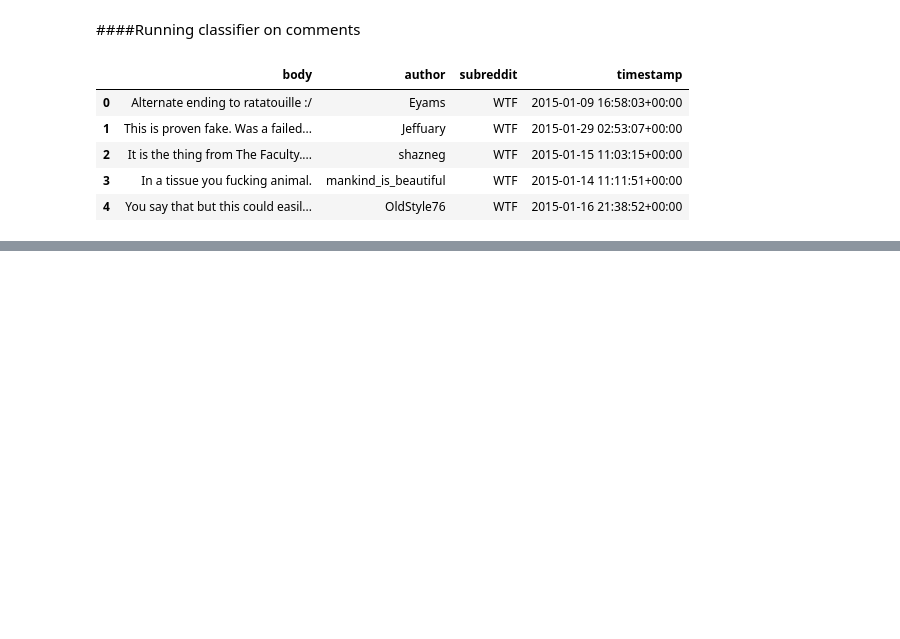
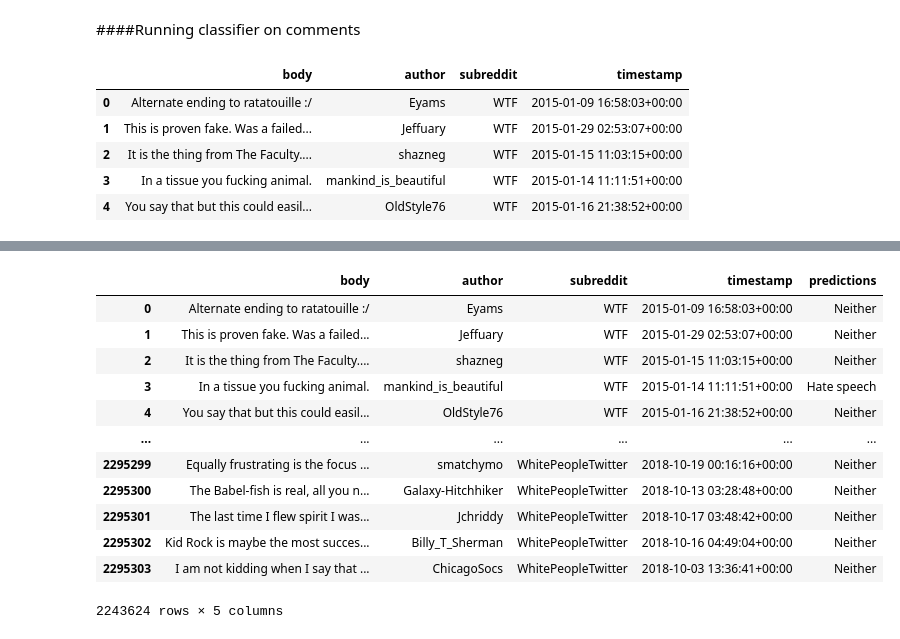
Before and after one commit to ahmedqazi123/RedditAnalysis, a Jupyter notebook: To_Act_or_React.ipynb, the cells around one changed output, grey strips where cells are left out. Drawn from its saved outputs; the diff is of its cells as text; code cells hidden in the pictures; blank space fills up the shorter version.

```diff
--- a/To_Act_or_React.ipynb
+++ b/To_Act_or_React.ipynb
@@ -757,0 +738,18 @@ Transforming inputs...
+# %%
+classified_comments = pd.read_csv("/content/gdrive/MyDrive/CommentsWClassifier.csv")[0:2295304]
+classified_comments.drop(classified_comments.index[classified_comments['author'] == '[deleted]'], inplace = True)
+classified_comments
+# %% [output]
+|  | body | author | subreddit | timestamp | predictions |
+| 0 | Alternate ending to ratatouille :/ | Eyams | WTF | 2015-01-09 16:58:03+00:00 | Neither |
+| 1 | This is proven fake. Was a failed... | Jeffuary | WTF | 2015-01-29 02:53:07+00:00 | Neither |
+| 2 | It is the thing from The Faculty.... | shazneg | WTF | 2015-01-15 11:03:15+00:00 | Neither |
+| 3 | In a tissue you fucking animal. | mankind_is_beautiful | WTF | 2015-01-14 11:11:51+00:00 | Hate speech |
+| 4 | You say that but this could easil... | OldStyle76 | WTF | 2015-01-16 21:38:52+00:00 | Neither |
+| ... | ... | ... | ... | ... | ... |
+| 2295299 | Equally frustrating is the focus ... | smatchymo | WhitePeopleTwitter | 2018-10-19 00:16:16+00:00 | Neither |
+| 2295300 | The Babel-fish is real, all you n... | Galaxy-Hitchhiker | WhitePeopleTwitter | 2018-10-13 03:28:48+00:00 | Neither |
+| 2295301 | The last time I flew spirit I was... | Jchriddy | WhitePeopleTwitter | 2018-10-17 03:48:42+00:00 | Neither |
+| 2295302 | Kid Rock is maybe the most succes... | Billy_T_Sherman | WhitePeopleTwitter | 2018-10-16 04:49:04+00:00 | Neither |
+| 2295303 | I am not kidding when I say that ... | ChicagoSocs | WhitePeopleTwitter | 2018-10-03 13:36:41+00:00 | Neither |
+2243624 rows × 5 columns
```
Also changed, not shown: parts of 32 cells of this notebook.
